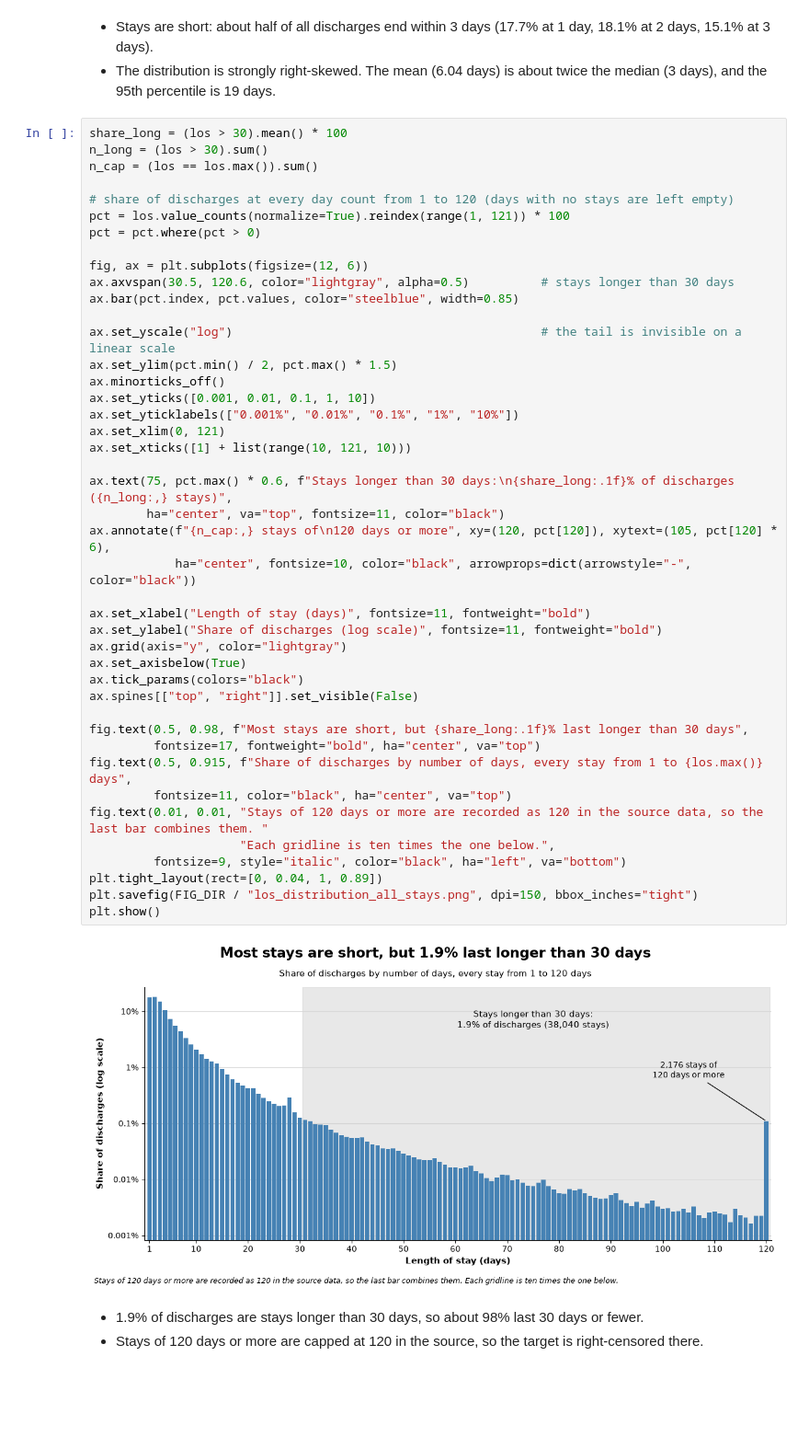
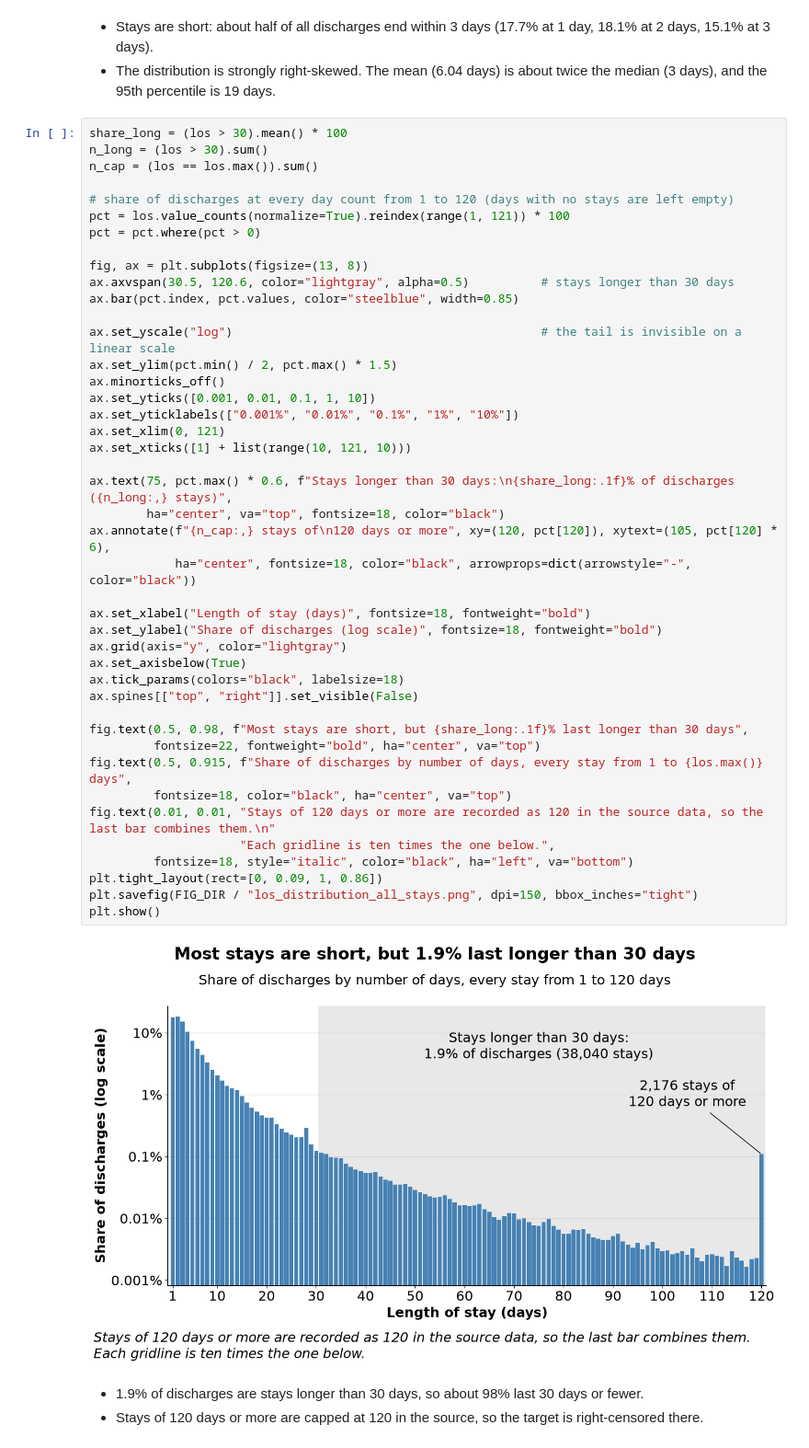
Before and after one commit to suehuynh/hospital-stay-forecast, a Jupyter notebook: src/sparcs_los_eda.ipynb, the cells around one changed output. Shown at 92% size. Cells and saved outputs as stored; diff of their text form; blank space fills up the shorter version.

Commit message:
feat: improve the readability of the graph (e.g. increasing the font sizes)

```diff
--- a/src/sparcs_los_eda.ipynb
+++ b/src/sparcs_los_eda.ipynb
@@ -652,45 +637,45 @@ n_long = (los > 30).sum()
 n_cap = (los == los.max()).sum()
 
 # share of discharges at every day count from 1 to 120 (days with no stays are left empty)
 pct = los.value_counts(normalize=True).reindex(range(1, 121)) * 100
 pct = pct.where(pct > 0)
 
-fig, ax = plt.subplots(figsize=(12, 6))
+fig, ax = plt.subplots(figsize=(13, 8))
 ax.axvspan(30.5, 120.6, color="lightgray", alpha=0.5)          # stays longer than 30 days
 ax.bar(pct.index, pct.values, color="steelblue", width=0.85)
 
 ax.set_yscale("log")                                           # the tail is invisible on a linear scale
 ax.set_ylim(pct.min() / 2, pct.max() * 1.5)
 ax.minorticks_off()
 ax.set_yticks([0.001, 0.01, 0.1, 1, 10])
 ax.set_yticklabels(["0.001%", "0.01%", "0.1%", "1%", "10%"])
 ax.set_xlim(0, 121)
 ax.set_xticks([1] + list(range(10, 121, 10)))
 
 ax.text(75, pct.max() * 0.6, f"Stays longer than 30 days:\n{share_long:.1f}% of discharges ({n_long:,} stays)",
-        ha="center", va="top", fontsize=11, color="black")
+        ha="center", va="top", fontsize=18, color="black")
 ax.annotate(f"{n_cap:,} stays of\n120 days or more", xy=(120, pct[120]), xytext=(105, pct[120] * 6),
-            ha="center", fontsize=10, color="black", arrowprops=dict(arrowstyle="-", color="black"))
+            ha="center", fontsize=18, color="black", arrowprops=dict(arrowstyle="-", color="black"))
 
-ax.set_xlabel("Length of stay (days)", fontsize=11, fontweight="bold")
-ax.set_ylabel("Share of discharges (log scale)", fontsize=11, fontweight="bold")
+ax.set_xlabel("Length of stay (days)", fontsize=18, fontweight="bold")
+ax.set_ylabel("Share of discharges (log scale)", fontsize=18, fontweight="bold")
 ax.grid(axis="y", color="lightgray")
 ax.set_axisbelow(True)
-ax.tick_params(colors="black")
+ax.tick_params(colors="black", labelsize=18)
 ax.spines[["top", "right"]].set_visible(False)
 
 fig.text(0.5, 0.98, f"Most stays are short, but {share_long:.1f}% last longer than 30 days",
-         fontsize=17, fontweight="bold", ha="center", va="top")
+         fontsize=22, fontweight="bold", ha="center", va="top")
 fig.text(0.5, 0.915, f"Share of discharges by number of days, every stay from 1 to {los.max()} days",
-         fontsize=11, color="black", ha="center", va="top")
-fig.text(0.01, 0.01, "Stays of 120 days or more are recorded as 120 in the source data, so the last bar combines them. "
+         fontsize=18, color="black", ha="center", va="top")
+fig.text(0.01, 0.01, "Stays of 120 days or more are recorded as 120 in the source data, so the last bar combines them.\n"
                      "Each gridline is ten times the one below.",
-         fontsize=9, style="italic", color="black", ha="left", va="bottom")
-plt.tight_layout(rect=[0, 0.04, 1, 0.89])
+         fontsize=18, style="italic", color="black", ha="left", va="bottom")
+plt.tight_layout(rect=[0, 0.09, 1, 0.86])
 plt.savefig(FIG_DIR / "los_distribution_all_stays.png", dpi=150, bbox_inches="tight")
 plt.show()
 # %% [output]
-[figure, old version]
+[figure, new version]
 # %% [markdown]
 - 1.9% of discharges are stays longer than 30 days, so about 98% last 30 days or fewer.
 - Stays of 120 days or more are capped at 120 in the source, so the target is right-censored there.
```
Also changed, not shown: parts of 6 cells of this notebook, 6 other files.
